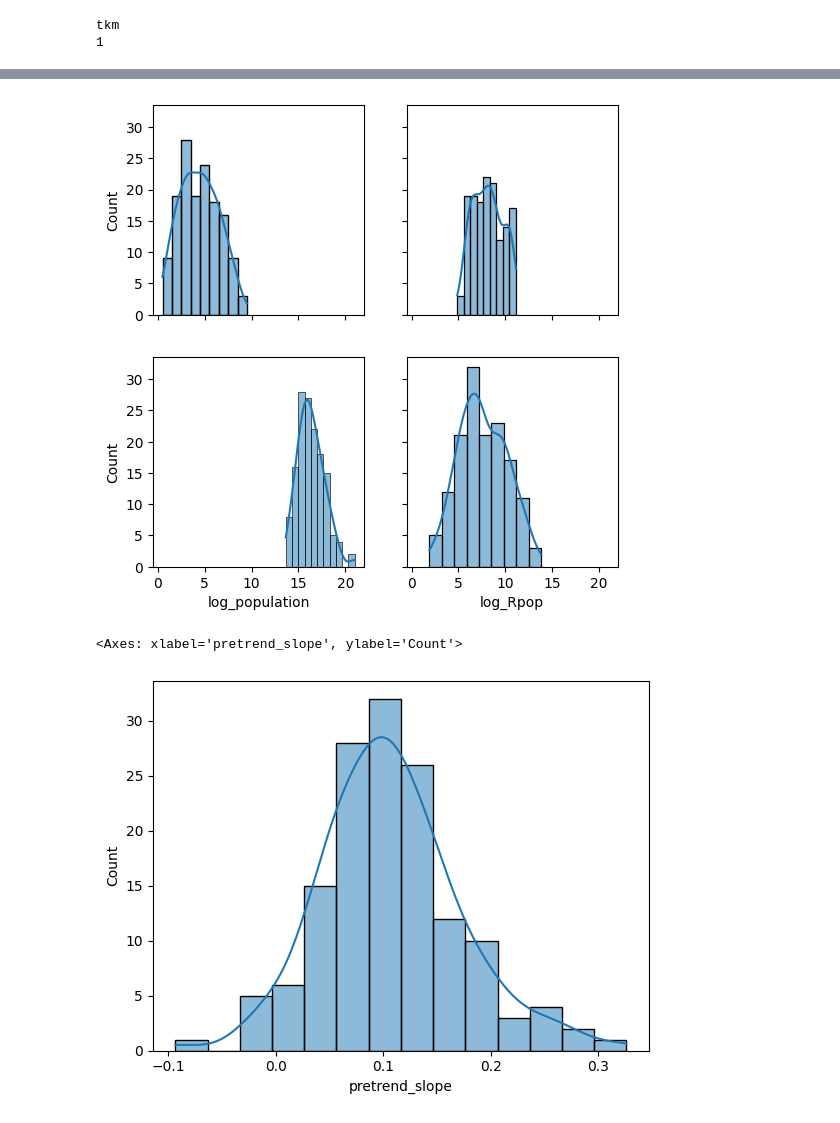
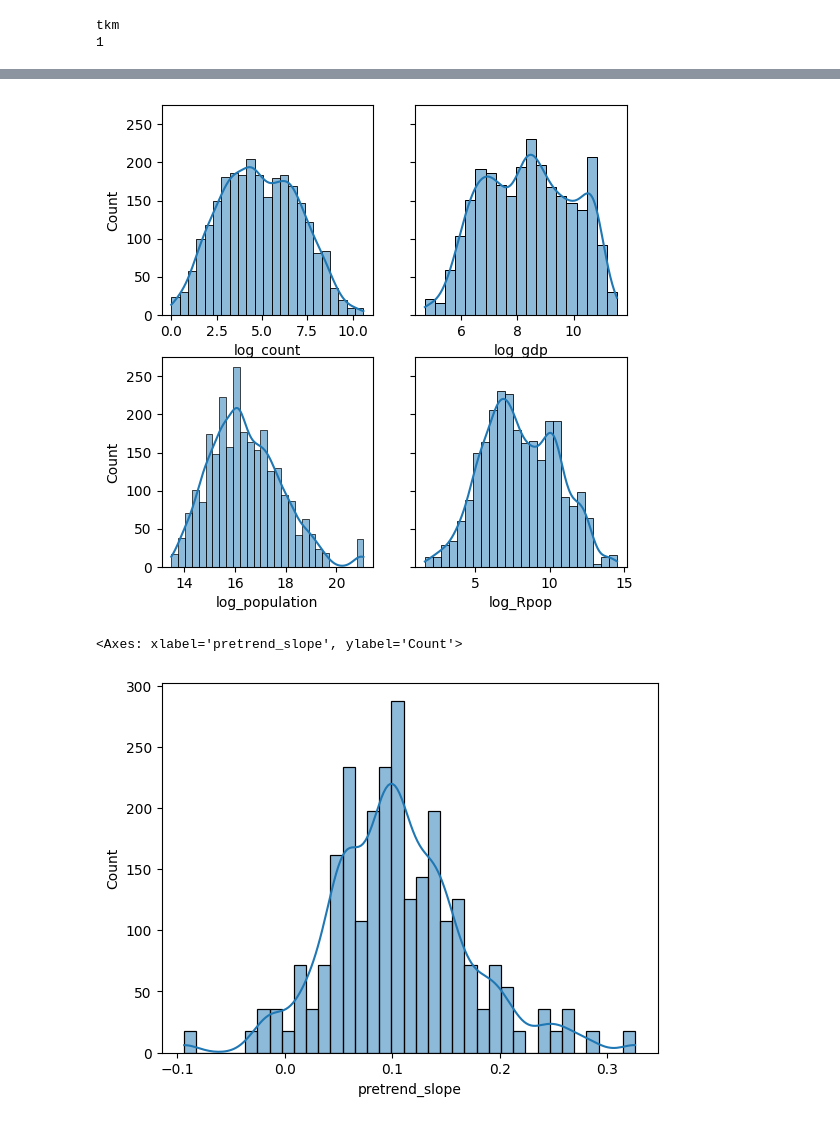
Before and after one commit to YasAsgari/Arab_spring_scholarly_attention, a Jupyter notebook: DiD analysis with matching/matching.ipynb, the cells around one changed output, grey strips where cells are left out. Drawn from its saved outputs; the diff is of its cells as text; code cells hidden in the pictures.

```diff
--- a/DiD analysis with matching/matching.ipynb
+++ b/DiD analysis with matching/matching.ipynb
@@ -127,16 +129,16 @@ df_complete=pd.merge(df_complete, slopes_df, left_on="Mention_country", right_on
 # %%
-fig, ax=plt.subplots(nrows=2, ncols=2, figsize=(6, 6), sharex=True, sharey=True)
+fig, ax=plt.subplots(nrows=2, ncols=2, figsize=(6, 6), sharey=True)
 ax=ax.flat
-sns.histplot(pre_summ['log_count'], kde=True, ax=ax[0])
-sns.histplot(pre_summ['log_gdp'], kde=True, ax=ax[1])
-sns.histplot(pre_summ['log_population'], kde=True, ax=ax[2] )
-sns.histplot(pre_summ['log_Rpop'], kde=True,ax=ax[3] )
+sns.histplot(df_complete['log_count'], kde=True, ax=ax[0])
+sns.histplot(df_complete['log_gdp'], kde=True, ax=ax[1])
+sns.histplot(df_complete['log_population'], kde=True, ax=ax[2] )
+sns.histplot(df_complete['log_Rpop'], kde=True,ax=ax[3] )
 plt.show()
-sns.histplot(pre_summ['pretrend_slope'], kde=True)
+sns.histplot(df_complete['pretrend_slope'], kde=True)
 # %% [output]
-[figure, old version]
+[figure, new version]
 <Axes: xlabel='pretrend_slope', ylabel='Count'>
-[figure, old version]
+[figure, new version]
 # %%
 pre_summ=df_complete.query(" `year`< 2011 ").groupby('Mention_country')[['treated', 'log_count', 'log_gdp', 'log_population', 'log_Rpop', 'pretrend_slope']].mean().reset_index()
 def zscore_to_bins(s, edges):
```
Also changed, not shown: parts of 6 cells of this notebook, 1 other file.
